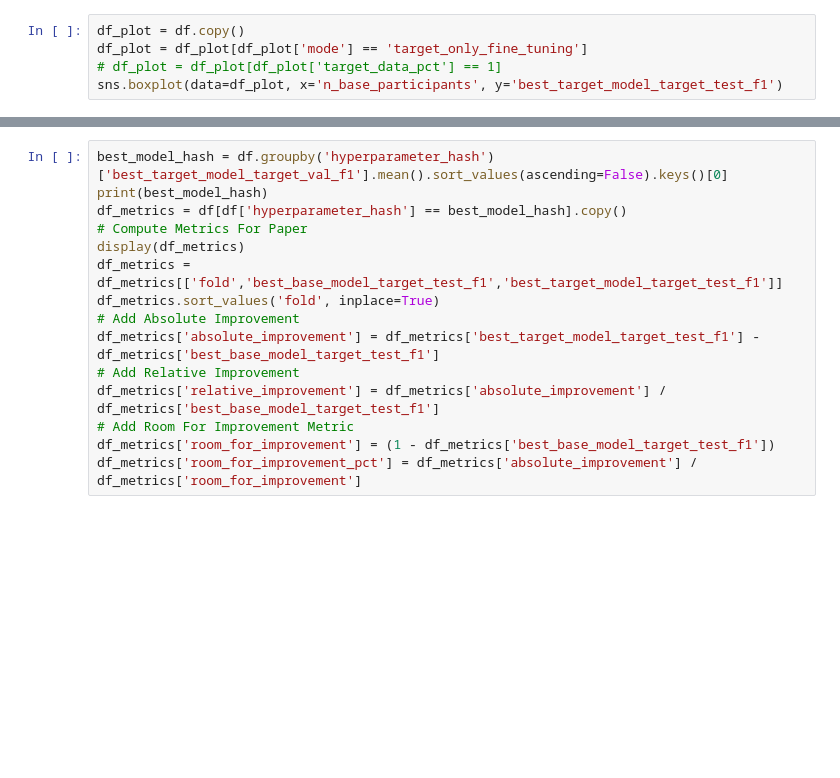
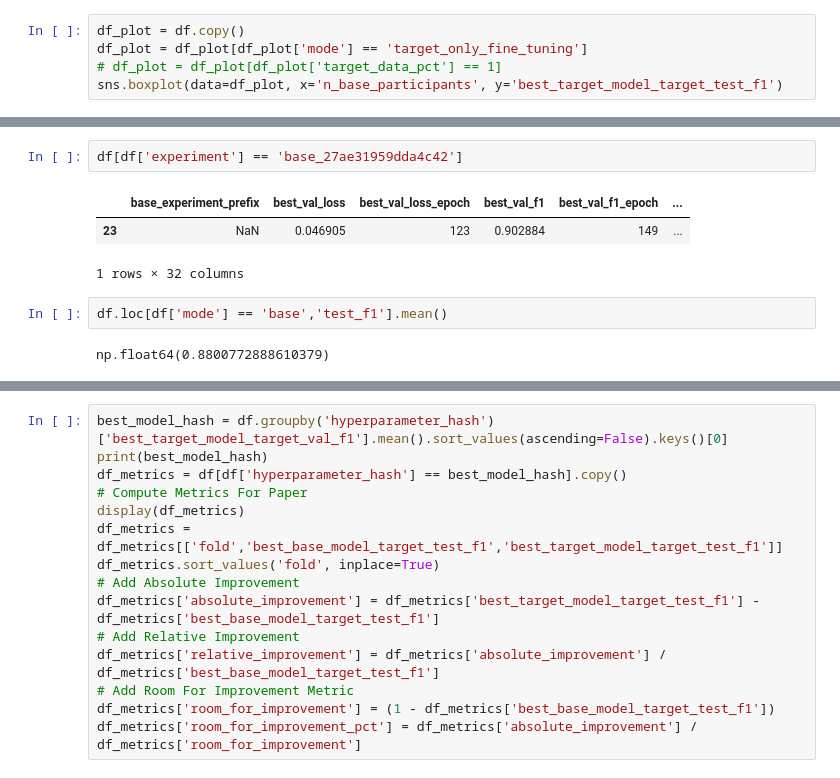
Before and after one commit to smithandrewk/ml-customization, a Jupyter notebook: eval_two_stage.ipynb, the cells around one changed output, grey strips where cells are left out. Drawn from its saved outputs; the diff is of its cells as text; blank space fills up the shorter version.

```diff
--- a/eval_two_stage.ipynb
+++ b/eval_two_stage.ipynb
@@ -234,0 +256,10 @@ sns.boxplot(data=df_plot, x='n_base_participants', y='best_target_model_target_t
+# %%
+df[df['experiment'] == 'base_27ae31959dda4c42']
+# %% [output]
+|  | base_experiment_prefix | best_val_loss | best_val_loss_epoch | best_val_f1 | best_val_f1_epoch | ... |
+| 23 | NaN | 0.046905 | 123 | 0.902884 | 149 | ... |
+1 rows × 32 columns
+# %%
+df.loc[df['mode'] == 'base','test_f1'].mean()
+# %% [output]
+np.float64(0.8800772888610379)
```
Also changed, not shown: parts of 10 cells of this notebook, 6 other files.
